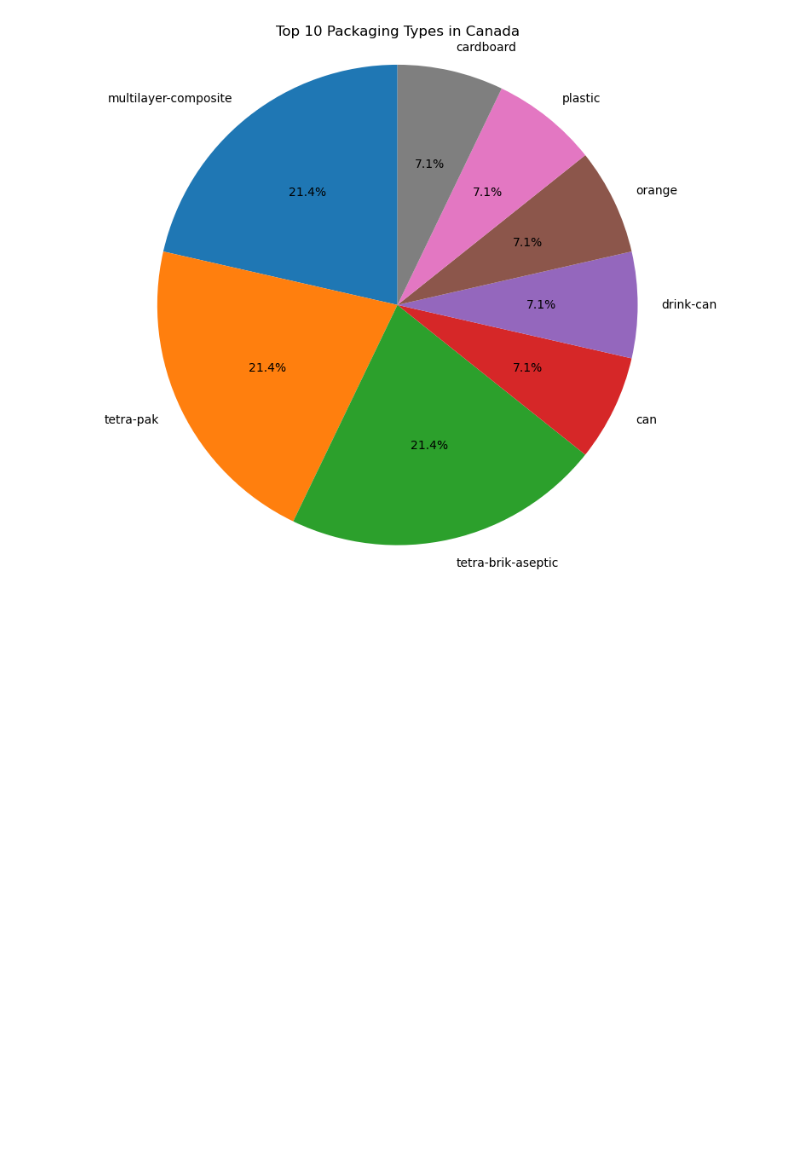
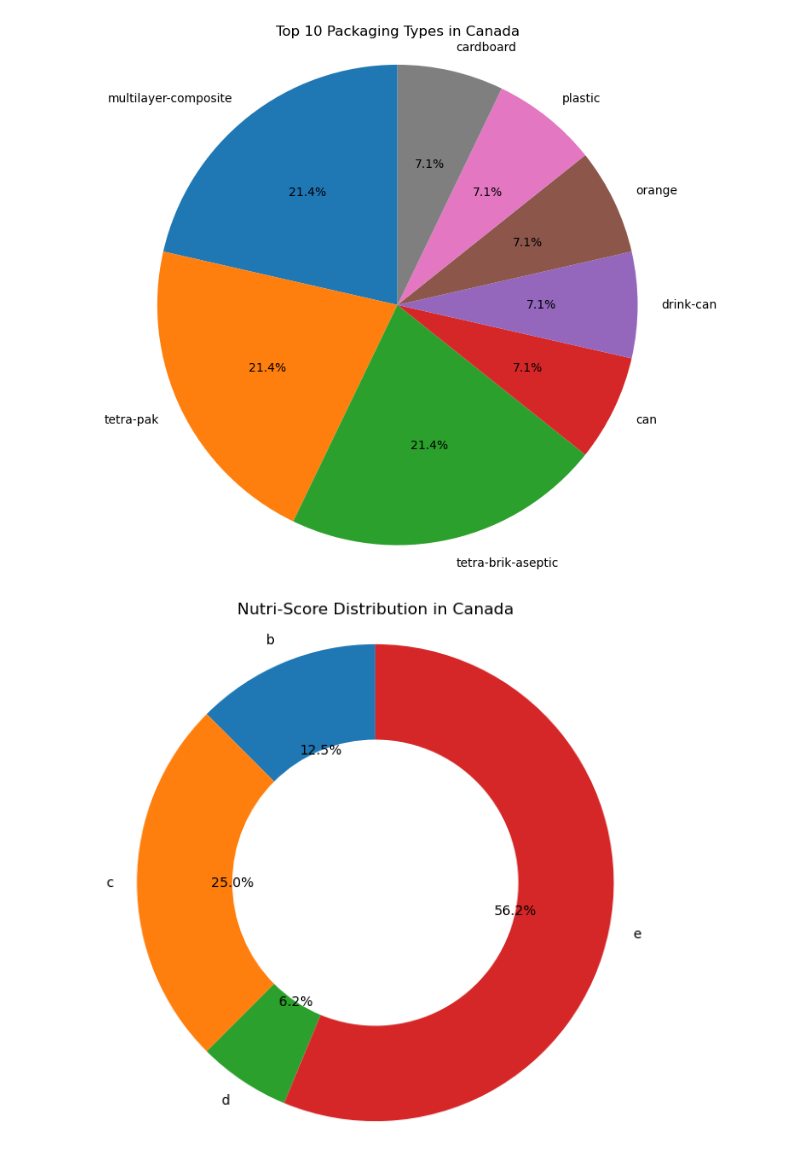
Before and after one commit to Codon-s/cpg-product-intelligence, a Jupyter notebook: notebook.ipynb, the cells around one changed output. Saved outputs shown, nothing was run; the diff lists cells and outputs as text; code cells hidden in the pictures; blank space fills up the shorter version.

Commit message:
completed global overview and started analysis on perticular country

```diff
--- a/notebook.ipynb
+++ b/notebook.ipynb
@@ -1030,3 +1002,28 @@ plt.axis('equal')
 plt.show()
 # %% [output]
 [figure]
+# %%
+nutri_count = (
+    canada['nutriscore_grade']
+    .dropna()
+)
+
+nutri_count = nutri_count[
+    ~nutri_count.isin(['unknown', 'nan', ''])
+].value_counts().sort_index()
+
+plt.figure(figsize=(7,7))
+
+plt.pie(
+    nutri_count,
+    labels=nutri_count.index,
+    autopct='%1.1f%%',
+    startangle=90,
+    wedgeprops={'width': 0.4}  # Creates the donut hole
+)
+
+plt.title('Nutri-Score Distribution in Canada')
+plt.axis('equal')
+plt.show()
+# %% [output]
+[figure, added]
```
Also changed, not shown: parts of 22 cells of this notebook.
